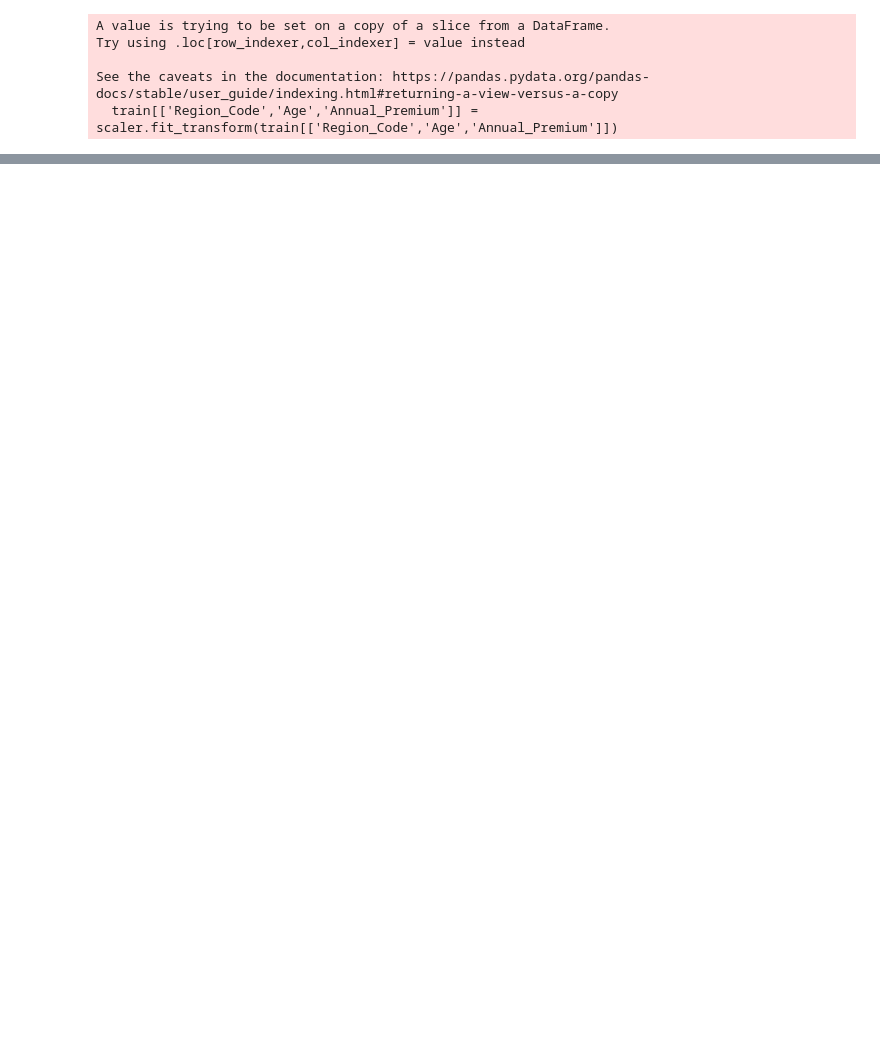
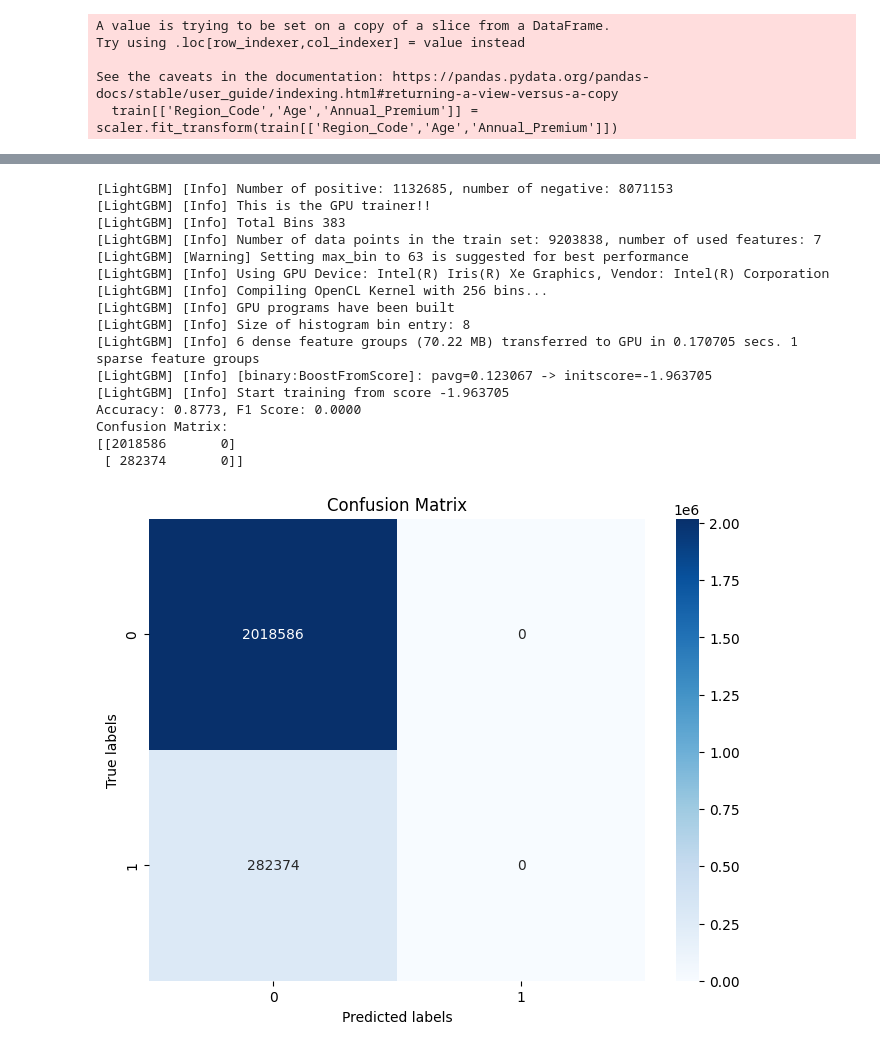
Before and after one commit to sonjaove/kaggle-solutions, a Jupyter notebook: s4e7/competition.ipynb, the cells around one changed output, grey strips where cells are left out. Saved outputs shown, nothing was run; the diff lists cells and outputs as text; code cells hidden in the pictures; blank space fills up the shorter version.

```diff
--- a/s4e7/competition.ipynb
+++ b/s4e7/competition.ipynb
@@ -119,15 +164,20 @@ train
 # %%
 #making the data ready for the model
-labels=train['Response']
-train=train.drop(['Response'],axis=1)
-
-# Convert DataFrames to NumPy arrays first
-train_features = train.values
-train_labels = labels.values
-
+split_index = int(0.8 * len(train))
+#performing the split
+train_labels = np.array(train.iloc[:split_index]['Response'])
+test_labels = np.array(train.iloc[split_index:]['Response'])
+train_features = np.array(train.iloc[:split_index].drop('Response', axis=1))
+test_features = np.array(train.iloc[split_index:].drop('Response', axis=1))
+#train_features_np = train_features.to_numpy()  # Use .to_numpy() for conversion
+#train_labels_np = train_labels.to_numpy()
+#test_features_np = test_features.to_numpy()
+#test_labels_np = test_labels.to_numpy()
 # Convert NumPy arrays to PyTorch tensors
 train_features_tensor = torch.tensor(train_features, dtype=torch.float32)
 train_labels_tensor = torch.tensor(train_labels, dtype=torch.float32)  # Use dtype=torch.long if labels are integers
+test_features_tensor = torch.tensor(test_features, dtype=torch.float32)
+test_labels_tensor = torch.tensor(test_labels, dtype=torch.float32)
 # %%
 class CustomDataset(Dataset):
     def __init__(self, features, labels):
@@ -194,0 +417,58 @@ Epoch 5/5, Average Loss: 0.2688
+# %%
+#trying lgbm
+train_data = lgb.Dataset(train_features, label=train_labels)
+test_data = lgb.Dataset(test_features, label=test_labels, reference=train_data)
+
+params = {
+    'objective': 'binary',
+    'metric': 'binary_logloss',
+    'boosting_type': 'gbdt',
+    'num_leaves': 31,
+    'learning_rate': 0.01,
+    'feature_fraction': 0.99,
+    'verbose': 1,
+    'device': 'gpu'
+}
+
+# Train the model
+model_lgbm = lgb.train(params, train_data, valid_sets=[test_data], num_boost_round=100)
+
+# Make predictions
+y_pred = model_lgbm.predict(test_features)
+y_pred = (y_pred > 0.5).astype(int)
+
+# Calculate accuracy and F1 score
+accuracy = accuracy_score(test_labels, y_pred)
+f1 = f1_score(test_labels, y_pred)
+print(f'Accuracy: {accuracy:.4f}, F1 Score: {f1:.4f}')
+
+# Plot the confusion matrix
+conf_matrix = confusion_matrix(test_labels, y_pred)
+print('Confusion Matrix:')
+print(conf_matrix)
+
+# Plot the confusion matrix
+plt.figure(figsize=(8, 6))
+sns.heatmap(conf_matrix, annot=True, fmt='d', cmap='Blues')
+plt.xlabel('Predicted labels')
+plt.ylabel('True labels')
+plt.title('Confusion Matrix')
+plt.show()
+# %% [output]
+[LightGBM] [Info] Number of positive: 1132685, number of negative: 8071153
+[LightGBM] [Info] This is the GPU trainer!!
+[LightGBM] [Info] Total Bins 383
+[LightGBM] [Info] Number of data points in the train set: 9203838, number of used features: 7
+[LightGBM] [Warning] Setting max_bin to 63 is suggested for best performance
+[LightGBM] [Info] Using GPU Device: Intel(R) Iris(R) Xe Graphics, Vendor: Intel(R) Corporation
+[LightGBM] [Info] Compiling OpenCL Kernel with 256 bins...
+[LightGBM] [Info] GPU programs have been built
+[LightGBM] [Info] Size of histogram bin entry: 8
+[LightGBM] [Info] 6 dense feature groups (70.22 MB) transferred to GPU in 0.170705 secs. 1 sparse feature groups
+[LightGBM] [Info] [binary:BoostFromScore]: pavg=0.123067 -> initscore=-1.963705
+[LightGBM] [Info] Start training from score -1.963705
+Accuracy: 0.8773, F1 Score: 0.0000
+Confusion Matrix:
+[[2018586       0]
+ [ 282374       0]]
+[figure, added]
```
Also changed, not shown: parts of 27 cells of this notebook.
